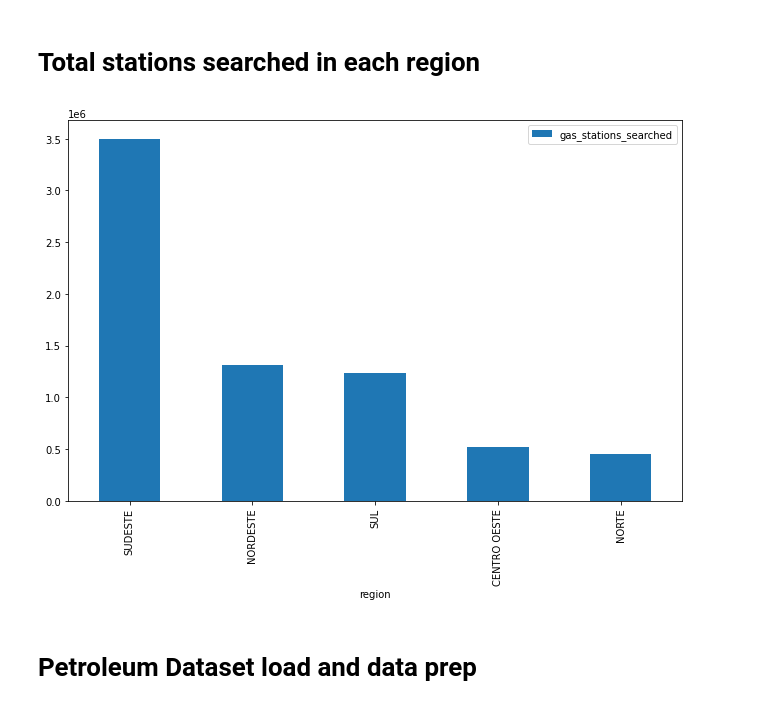
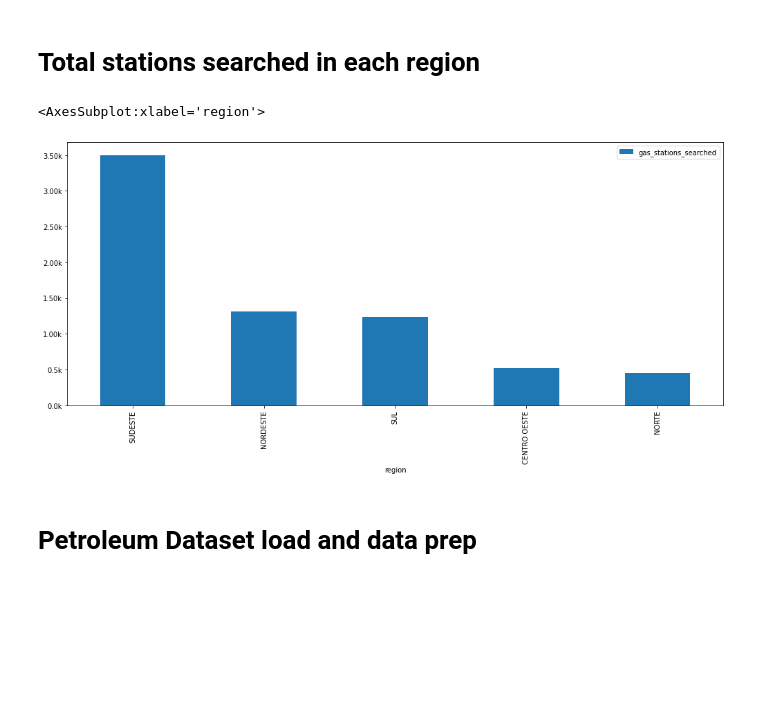
Before and after one commit to oliveira-chr/Gasolina-Petroleo-Dataset, a Jupyter notebook: jupiter/project.ipynb, the cells around one changed output. Cells and saved outputs as stored; diff of their text form; code cells hidden in the pictures; blank space fills up the shorter version.

Commit message:
formatting number of gas stations searched in plot

```diff
--- a/jupiter/project.ipynb
+++ b/jupiter/project.ipynb
@@ -3,3 +4,11 @@ import pandas as pd
+# %%
+def format_number(data_value, index):
+    formatter = ''
+    if data_value < 1000000:
+        formatter = '{:0.1f}k'.format(data_value/1000000)
+    if data_value >= 1000000:
+        formatter = '{:0.2f}k'.format(data_value/1000000)
+    return formatter
 # %% [markdown]
 # Gas Dataset load and data prep
 # %%
@@ -74,9 +83,13 @@ df_gas_centro_oeste_gp
 # Total stations searched in each region
 # %%
 dt1=df_gas[['region','gas_stations_searched']].groupby(['region']).sum().sort_values(by='gas_stations_searched', ascending=False)
-dt1.plot(kind='bar',figsize=(11,7));
+
+plot = dt1.plot(kind='bar',figsize=(11,7))
+plot.yaxis.set_major_formatter(format_number)
+plot
 # %% [output]
+<AxesSubplot:xlabel='region'>
-[figure, old version]
+[figure, new version]
 # %%
 # region_nordeste = df_gas['region']=="NORDESTE"
 # df_gas_nordeste = df_gas[region_nordeste]
```
Also changed, not shown: parts of 4 cells of this notebook.
